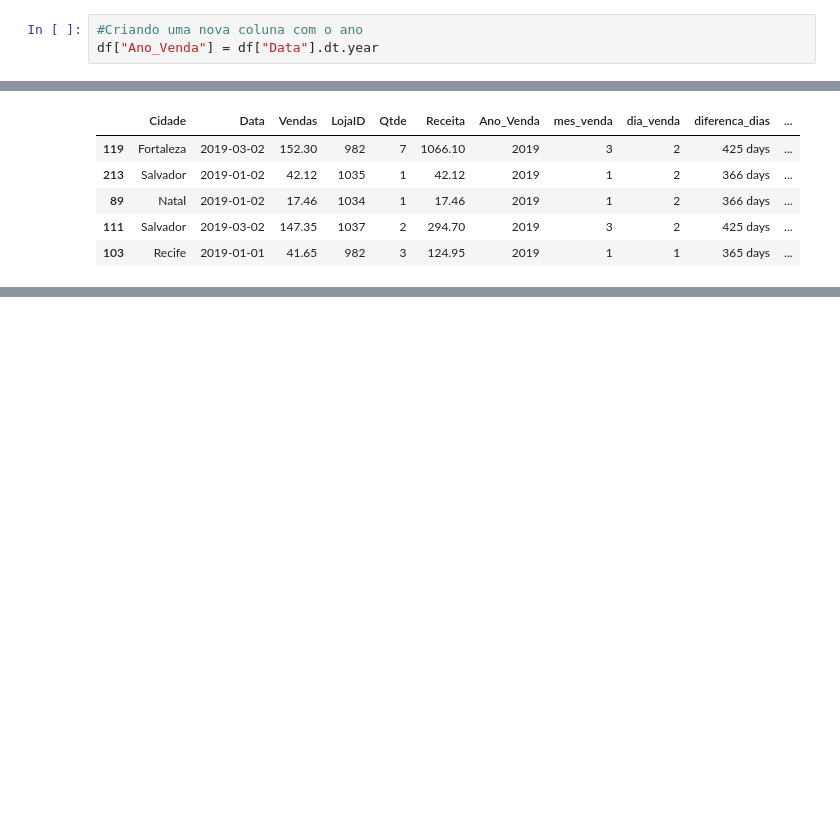
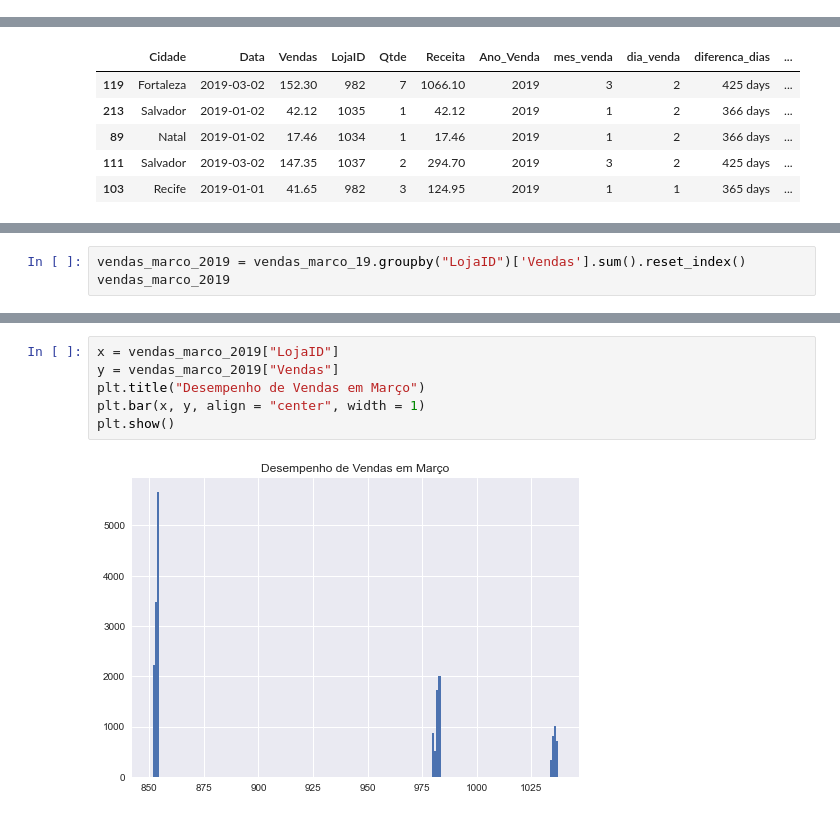
Before and after one commit to LucioFSMelo/analise_de_dados_python_pandas, a Jupyter notebook: Analise_vendas.ipynb, the cells around one changed output, grey strips where cells are left out. Saved outputs shown, nothing was run; the diff lists cells and outputs as text; blank space fills up the shorter version.

```diff
--- a/Analise_vendas.ipynb
+++ b/Analise_vendas.ipynb
@@ -195,3 +228,0 @@ Name: Receita, dtype: float64
-# %%
-#Criando uma nova coluna com o ano
-df["Ano_Venda"] = df["Data"].dt.year
@@ -270,0 +299,3 @@ vendas_marco_19.sample(20)
+# %%
+vendas_marco_2019 = vendas_marco_19.groupby("LojaID")['Vendas'].sum().reset_index()
+vendas_marco_2019
@@ -270,0 +315,8 @@ vendas_marco_19.sample(20)
+# %%
+x = vendas_marco_2019["LojaID"]
+y = vendas_marco_2019["Vendas"]
+plt.title("Desempenho de Vendas em Março")
+plt.bar(x, y, align = "center", width = 1)
+plt.show()
+# %% [output]
+[figure, added]
```
Also changed, not shown: parts of 28 cells of this notebook, 1 other file.
